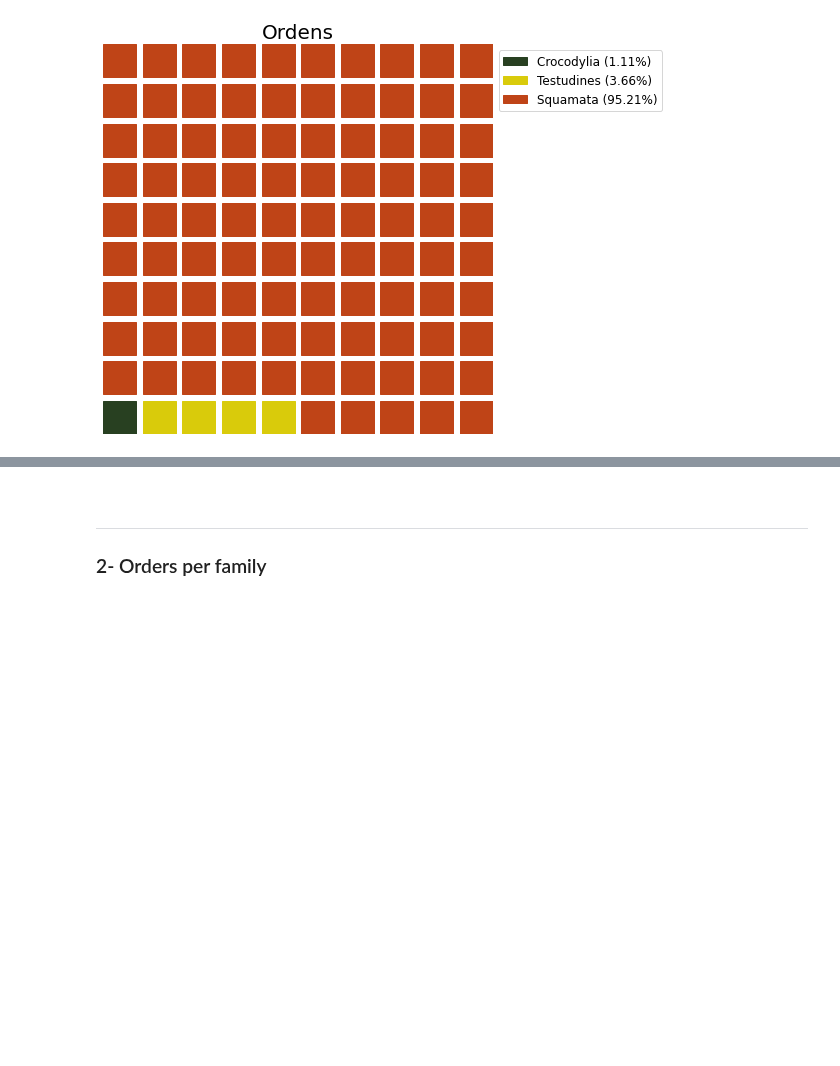
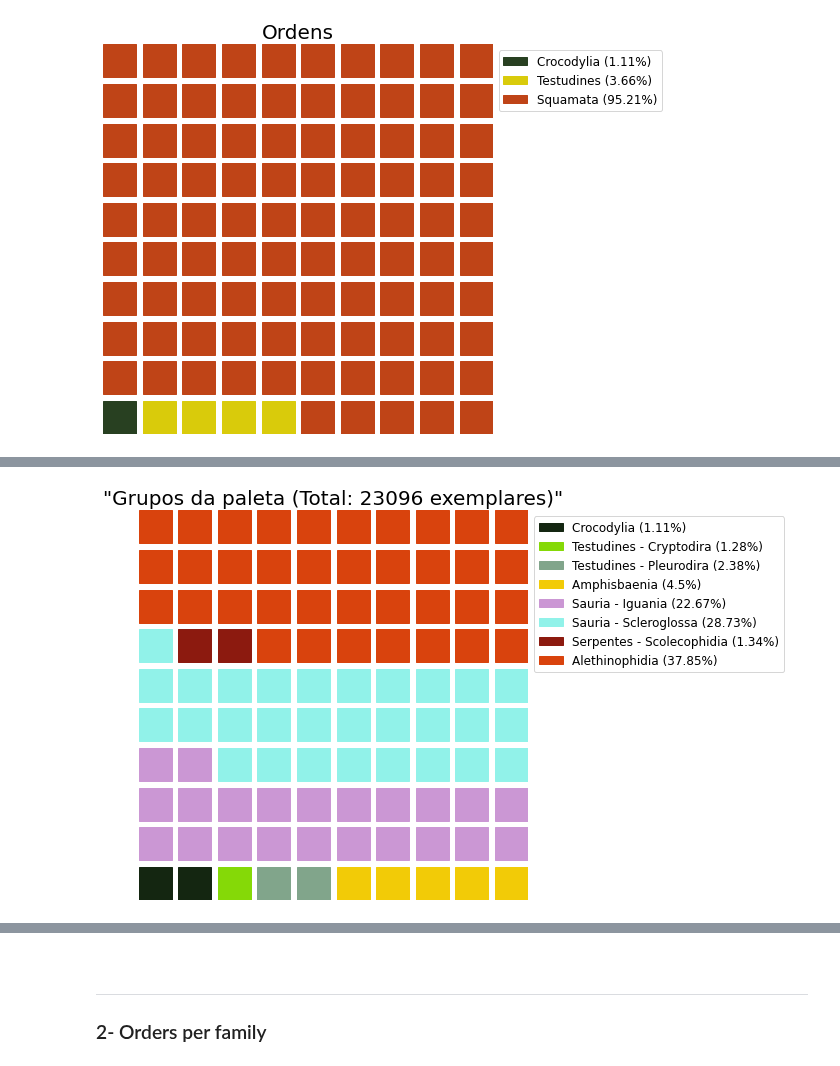
Before and after one commit to aslamedeiros/Vis_Zoo---Fase-1, a Jupyter notebook: repteis/Waffle_charts.ipynb, the cells around one changed output, grey strips where cells are left out. Cells and saved outputs as stored; diff of their text form; code cells hidden in the pictures; blank space fills up the shorter version.

Commit message:
Novos waffle charts por grupo da paleta de cores - REPTEIS

```diff
--- a/repteis/Waffle_charts.ipynb
+++ b/repteis/Waffle_charts.ipynb
@@ -136,0 +376,50 @@ plt.show()
+# %%
+def identificaGrupo(grupos, familia):
+    for i in range(len(grupos)):
+        if familia in grupos[i]:
+            return f'grupo {i+1}'
+    return 'Nan'
+# %%
+NewTable['grupo'] = NewTable['familia'].apply(lambda x: identificaGrupo(grupos, x))
+# %%
+percent = calcPercentages(NewTable, col='grupo')
+percent = percent[percent['grupo'] != 'Nan']
+
+# adicionando coluna com as cores por ordem
+percent['cores'] = percent['grupo'].apply(lambda x: cores_grupo[x])
+
+# ordenando percentuais
+# percent.sort_values('percent', inplace=True)
+# %%
+percent['nomes_exibicao'] = percent['grupo'].apply(lambda x: nomes_grupos[x])
+# %%
+# standard figure
+fig1 = plt.figure(
+    FigureClass=Waffle,
+    rows=10,
+#     columns=10,
+#     rounding_rule='nearest',
+    values=[round(i,2) for i in percent['percent']],
+    colors=list(percent['cores']),
+    title={
+        'label': '"Grupos da paleta (Total: 23096 exemplares)"',
+        'loc': 'center',
+        'fontdict': {
+            'fontsize':20
+        }
+    },
+    labels=["{0} ({1}%)".format(k, round(v, 2)) for k, v in zip(percent['nomes_exibicao'], percent['percent'])],
+    legend={'loc': 'upper left', 'bbox_to_anchor': (1, 1), 'fontsize':12},
+    icon_size=18,
+    vertical= True,
+    icon_legend=True,
+#     legend={'loc': 'lower left', 'bbox_to_anchor': (0, -0.4), 'ncol': len(data), 'framealpha': 0},
+    figsize=(10, 6)  # figsize is a parameter of matplotlib.pyplot.figure
+)
+
+# plt.savefig('./graphs/waffles/grupos-da-paleta.svg')
+plt.savefig('./graphs/waffles/grupos-da-paleta.png')
+
+plt.show()
+# %% [output]
+[figure, added]
```
Also changed, not shown: parts of 11 cells of this notebook, 10 other files.
